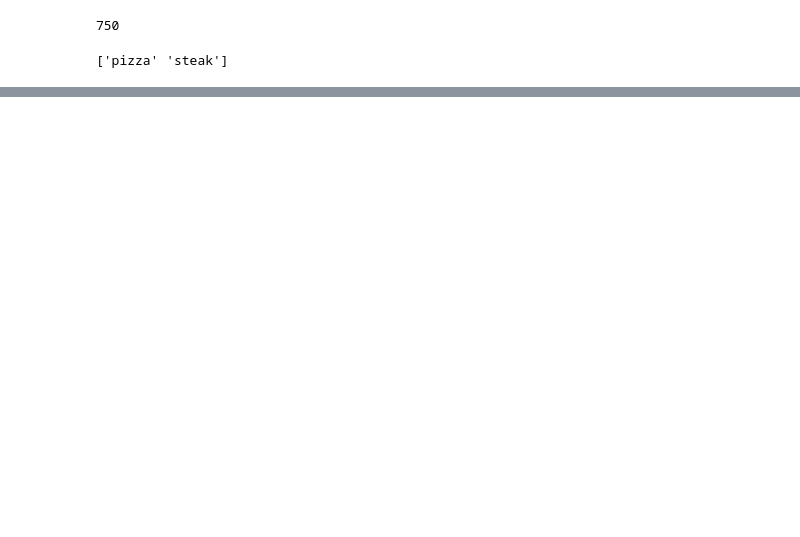
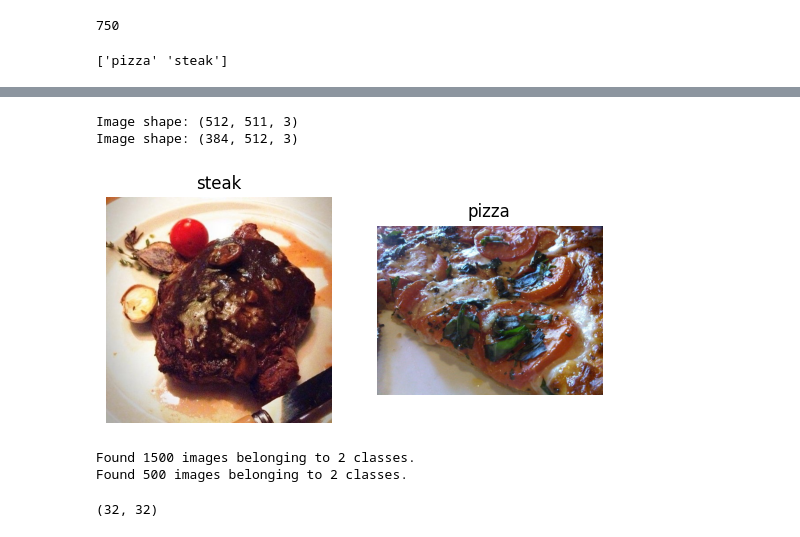
Before and after one commit to aryanshukla25/Mental-Health-Prediction, a Jupyter notebook: 03_CNN_Binary_Classification.ipynb, the cells around one changed output, grey strips where cells are left out. Saved outputs shown, nothing was run; the diff lists cells and outputs as text; code cells hidden in the pictures; blank space fills up the shorter version.

```diff
--- a/03_CNN_Binary_Classification.ipynb
+++ b/03_CNN_Binary_Classification.ipynb
@@ -226,0 +230,11 @@ Epoch 5/5
+# %%
+# Visualize data (requires function 'view_random_image' above)
+plt.figure()
+plt.subplot(1, 2, 1)
+steak_img = view_random_image("pizza_steak/train/", "steak")
+plt.subplot(1, 2, 2)
+pizza_img = view_random_image("pizza_steak/train/", "pizza")
+# %% [output]
+Image shape: (512, 511, 3)
+Image shape: (384, 512, 3)
+[figure, added]
@@ -226,0 +249,20 @@ Epoch 5/5
+# %%
+# Turn it into batches
+train_data = train_datagen.flow_from_directory(directory=train_dir,
+                                               target_size=(224, 224),
+                                               class_mode='binary',
+                                               batch_size=32)
+
+test_data = test_datagen.flow_from_directory(directory=test_dir,
+                                             target_size=(224, 224),
+                                             class_mode='binary',
+                                             batch_size=32)
+# %% [output]
+Found 1500 images belonging to 2 classes.
+Found 500 images belonging to 2 classes.
+# %%
+# Get a sample of the training data batch
+images, labels = train_data.next() # get the 'next' batch of images/labels
+len(images), len(labels)
+# %% [output]
+(32, 32)
```
Also changed, not shown: parts of 19 cells of this notebook.
